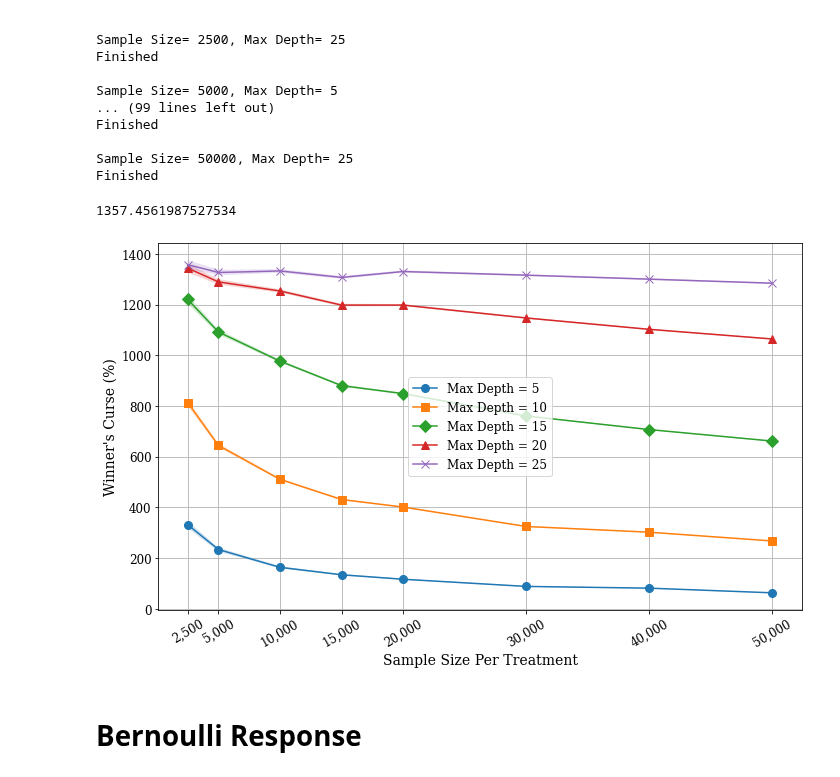
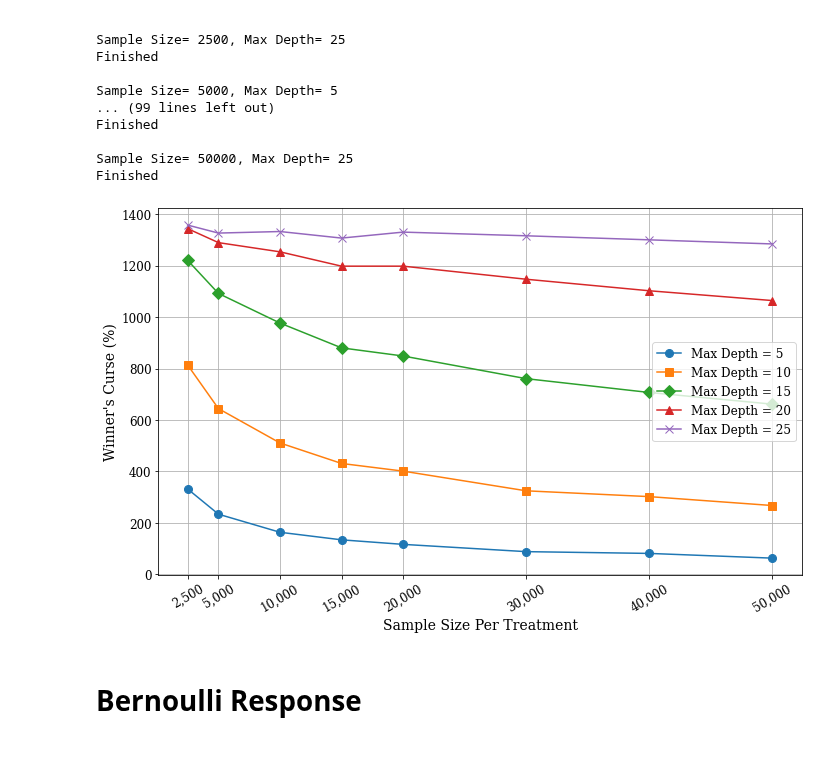
Before and after one commit to iamsikun/winners-curse, a Jupyter notebook: notebooks/targeting.ipynb, the cells around one changed output. Cells and saved outputs as stored; diff of their text form; code cells hidden in the pictures.

```diff
--- a/notebooks/targeting.ipynb
+++ b/notebooks/targeting.ipynb
@@ -2809,7 +2794,7 @@ for response_std in response_std_list:
     wc_se = 100 / delta_tau * result_dict[response_std][f'{optimizer_key}_nc_wc_se']
     sig_level = significance_level(wc_mean, wc_se)
     sig_level = '^{' + sig_level + '}' if sig_level != '' else ''
-    data[response_std]['No Correction'] = "\\begin{tabular}[c]{@{}c@{}}" + f"${wc_mean:.2f}\%" + sig_level + f"$\\\\ (${wc_se:.2f}\%$)" + "\end{tabular}"
+    data[response_std]['No Correction'] = "\\begin{tabular}[c]{@{}c@{}}" + f"${wc_mean:.2f}\\%" + sig_level + f"$\\\\ (${wc_se:.2f}\\%$)" + "\end{tabular}"
 
     # Get data for each estimator
     for i, est_key in enumerate([k for k in estimators_dict.keys() if k != 'sample_splitting']):
@@ -2820,7 +2805,7 @@ for response_std in response_std_list:
         wc_se = 100 / delta_tau * result_dict[response_std][f'{optimizer_key}_{est_key}_wc_se']
         sig_level = significance_level(wc_mean, wc_se)
         sig_level = '^{' + sig_level + '}' if sig_level != '' else ''
-        data[response_std][est_name] = "\\begin{tabular}[c]{@{}c@{}}" + f"${wc_mean:.2f}\%" + sig_level + f"$\\\\ (${wc_se:.2f}\%$)" + "\end{tabular}"
+        data[response_std][est_name] = "\\begin{tabular}[c]{@{}c@{}}" + f"${wc_mean:.2f}\\%" + sig_level + f"$\\\\ (${wc_se:.2f}\\%$)" + "\end{tabular}"
 
 # Create DataFrame
 latex_df = pd.DataFrame(data)
@@ -3501,12 +3509,14 @@ estimators_dict = {
     'standard_bootstrap': {
         'estimator': bootstrap_correction_estimate,
         'params': {'n_bootstraps': 100, 'n_jobs': -1},
-        'display_name': 'Standard Bootstrap'
+        'display_name': 'Standard Bootstrap',
+        'latex_name': 'Standard Bootstrap'
     },
     'mn_bootstrap': {
         'estimator': bootstrap_correction_estimate,
         'params': {'bootstrap_method': 'm_out_of_n', 'n_bootstraps': 100, 'power': 0.95, 'n_jobs': -1},
-        'display_name': 'm-out-of-n Bootstrap'
+        'display_name': 'm-out-of-n Bootstrap',
+        'latex_name': 'm-out-of-n Bootstrap'
     },
     # 'num_bootstrap': {
     #     'estimator': bootstrap_correction_estimate,
@@ -3517,6 +3527,7 @@ estimators_dict = {
         'estimator': sample_splitting_estimate,
         'params': {'estimation_split': 0.5, },
         'display_name': 'Sample Splitting',
+        'latex_name': 'Sample Splitting'
     },
     # 'bayes_normal': {
     #     'estimator': bayes_estimate,
@@ -3526,22 +3537,25 @@ estimators_dict = {
     'eb_normal': {
         'estimator': empirical_bayes_estimate,
         'params': {'prior': 'normal', 'dof': 3, 'bin_width': 0.2},
-        'display_name': 'Empirical Bayes'
+        'display_name': 'Empirical Bayes',
+        'latex_name': 'Empirical Bayes'
     },
     # 'eb_spike_slab': {
     #     'estimator': empirical_bayes_estimate,
     #     'params': {'prior': 'spike_slab', 'pi': 0.5},
     #     'display_name': 'EB (Spike-and-Slab)'
     # },
-    'conditional_si': {
-        'estimator': selective_inference_estimate,
-        'params': {'method': 'conditional', 'quantile': 0.5, 'n_jobs': -1},
-        'display_name': 'Conditional SI'
-    },
+    # 'conditional_si': {
+    #     'estimator': selective_inference_estimate,
+    #     'params': {'method': 'conditional', 'quantile': 0.5, 'n_jobs': -1},
+    #     'display_name': 'Conditional SI',
+    #     'latex_name': '\\begin{tabular}[c]{@{}c@{}}Conditional\\\\ Selective Inference\\end{tabular}'
+    # },
     'hybrid_si': {
         'estimator': selective_inference_estimate,
         'params': {'method': 'hybrid', 'quantile': 0.5, 'n_jobs': -1},
-        'display_name': 'Hybrid SI'
+        'display_name': 'Hybrid SI',
+        'latex_name': '\\begin{tabular}[c]{@{}c@{}}Hybrid\\\\ Selective Inference\\end{tabular}'
     },
 }
 
@@ -4080,7 +4102,7 @@ for cust_feat_var in cust_feat_var_dict.keys():
     wc_se = 100 / delta_tau * result_dict[cust_feat_var][f'{optimizer_key}_nc_wc_se']
     sig_level = significance_level(wc_mean, wc_se)
     sig_level = '^{' + sig_level + '}' if sig_level != '' else ''
-    data[cust_feat_var]['No Correction'] = "\\begin{tabular}[c]{@{}c@{}}" + f"${wc_mean:.2f}\%" + sig_level + f"$\\\\ (${wc_se:.2f}\%$)" + "\end{tabular}"
+    data[cust_feat_var]['No Correction'] = "\\begin{tabular}[c]{@{}c@{}}" + f"${wc_mean:.2f}\\%" + sig_level + f"$\\\\ (${wc_se:.2f}\\%$)" + "\end{tabular}"
 
     # Get data for each estimator
     for i, est_key in enumerate([k for k in estimators_dict.keys()]):
@@ -4091,7 +4113,7 @@ for cust_feat_var in cust_feat_var_dict.keys():
         wc_se = 100 / delta_tau * result_dict[cust_feat_var][f'{optimizer_key}_{est_key}_wc_se']
         sig_level = significance_level(wc_mean, wc_se)
         sig_level = '^{' + sig_level + '}' if sig_level != '' else ''
-        data[cust_feat_var][est_name] = "\\begin{tabular}[c]{@{}c@{}}" + f"${wc_mean:.2f}\%" + sig_level + f"$\\\\ (${wc_se:.2f}\%$)" + "\end{tabular}"
+        data[cust_feat_var][est_name] = "\\begin{tabular}[c]{@{}c@{}}" + f"${wc_mean:.2f}\\%" + sig_level + f"$\\\\ (${wc_se:.2f}\\%$)" + "\end{tabular}"
 
 # Create DataFrame
 latex_df = pd.DataFrame(data)
@@ -4397,7 +4419,7 @@ for max_depth in max_depth_list:
     wc_se = 100 / delta_tau * result_dict[max_depth][f'{optimizer_key}_nc_wc_se']
     sig_level = significance_level(wc_mean, wc_se)
     sig_level = '^{' + sig_level + '}' if sig_level != '' else ''
-    data[max_depth]['No Correction'] = "\\begin{tabular}[c]{@{}c@{}}" + f"${wc_mean:.2f}\%" + sig_level + f"$\\\\ (${wc_se:.2f}\%$)" + "\end{tabular}"
+    data[max_depth]['No Correction'] = "\\begin{tabular}[c]{@{}c@{}}" + f"${wc_mean:.2f}\\%" + sig_level + f"$\\\\ (${wc_se:.2f}\\%$)" + "\end{tabular}"
 
     # Get data for each estimator
     for i, est_key in enumerate([k for k in estimators_dict.keys()]):
@@ -4408,7 +4430,7 @@ for max_depth in max_depth_list:
         wc_se = 100 / delta_tau * result_dict[max_depth][f'{optimizer_key}_{est_key}_wc_se']
         sig_level = significance_level(wc_mean, wc_se)
         sig_level = '^{' + sig_level + '}' if sig_level != '' else ''
-        data[max_depth][est_name] = "\\begin{tabular}[c]{@{}c@{}}" + f"${wc_mean:.2f}\%" + sig_level + f"$\\\\ (${wc_se:.2f}\%$)" + "\end{tabular}"
+        data[max_depth][est_name] = "\\begin{tabular}[c]{@{}c@{}}" + f"${wc_mean:.2f}\\%" + sig_level + f"$\\\\ (${wc_se:.2f}\\%$)" + "\end{tabular}"
 
 # Create DataFrame
 latex_df = pd.DataFrame(data)[[2, 5, 10, 20]]
@@ -4530,47 +4552,37 @@ Finished
 
 with open('results/targeting_depth_sample_size.pkl', 'rb') as f:
     depth_sample_size_result_dict = pickle.load(f)
-# %%
-depth_sample_size_result_dict[(2500, 25)]['rank_and_select_nc_wc_arr'].mean() / 0.01 * 100
-# %% [output]
-1357.4561987527534
 # %%
 delta_tau = dgp_params['base_effect_vars'][1].mean - dgp_params['base_effect_vars'][0].mean
 
 fig, ax = plt.subplots(1, 1, figsize=(10, 6.18))
 
 markers = ['o', 's', 'D', '^', 'x']
 
 viz_max_depth_list = max_depth_list
 for i, max_depth in enumerate(viz_max_depth_list):
     wc_avg_list = [result_dict['rank_and_select_nc_wc_avg'] * 100 / delta_tau for (_, depth), result_dict in depth_sample_size_result_dict.items() if depth == max_depth]
     wc_se_list = [result_dict['rank_and_select_nc_wc_se'] * 100 / delta_tau for (_, depth), result_dict in depth_sample_size_result_dict.items() if depth == max_depth]
 
     ax.plot(
         depth_sample_size_list, wc_avg_list,
         label=f'Max Depth = {max_depth}',
         marker=markers[i],
         markersize=8
     )
-    ax.fill_between(
-        depth_sample_size_list,
-        np.array(wc_avg_list) - 1.96 * np.array(wc_se_list),
-        np.array(wc_avg_list) + 1.96 * np.array(wc_se_list),
-        alpha=0.2
-    )
 
 ax.set_xlabel('Sample Size Per Treatment', fontsize=axis_label_size)
 ax.set_ylabel('Winner\'s Curse (%)', fontsize=axis_label_size)
 ax.set_xticks(depth_sample_size_list, labels=[f'{s_:,}' for s_ in depth_sample_size_list], rotation=30)
 ax.tick_params(axis='both', labelsize=tick_label_size)
 ax.legend(fontsize=legend_label_size)
 
 ax.grid()
 plt.tight_layout()
-plt.savefig('figures/targeting_depth_sample_size.svg')
+plt.savefig('figures/targeting_depth_sample_size.jpg')
 plt.show()
 # %% [output]
-[figure, old version]
+[figure, new version]
 # %% [markdown]
 # Bernoulli Response
 # %%
```
Also changed, not shown: parts of 53 cells of this notebook, 48 other files.
